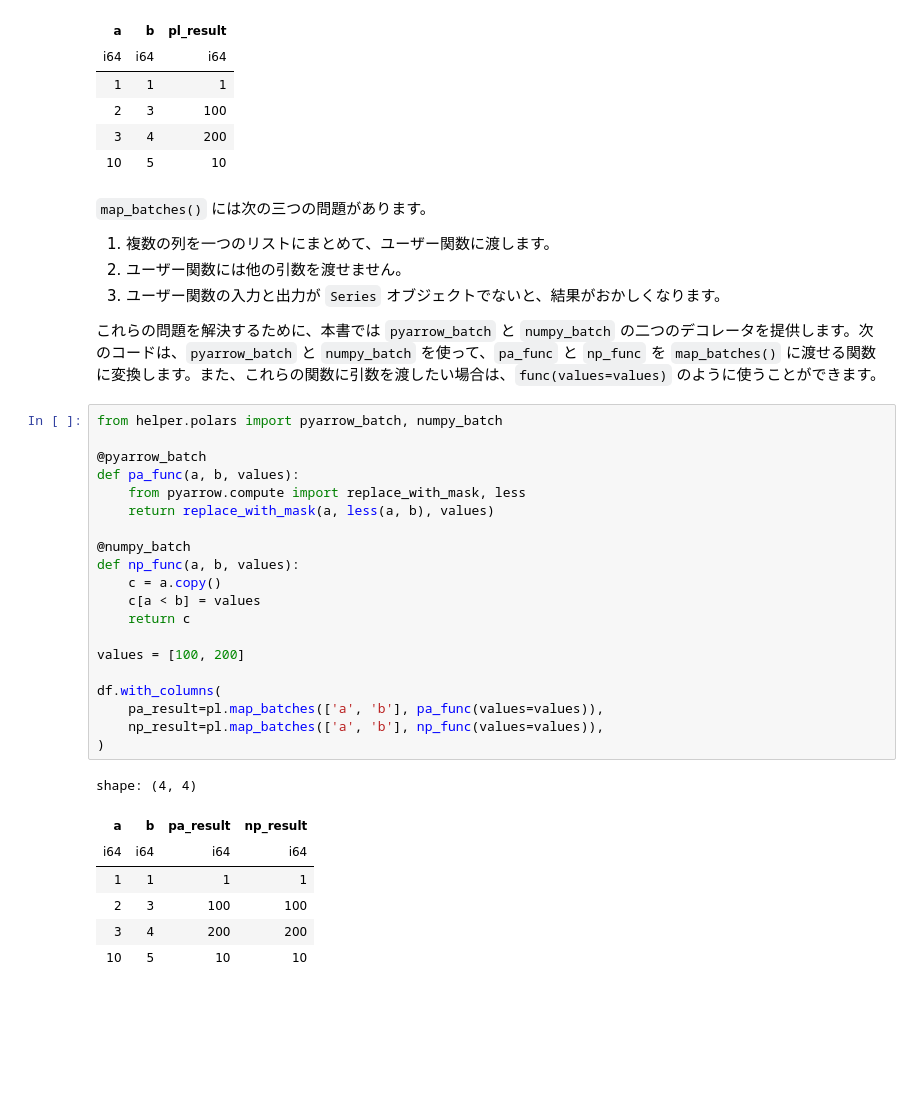
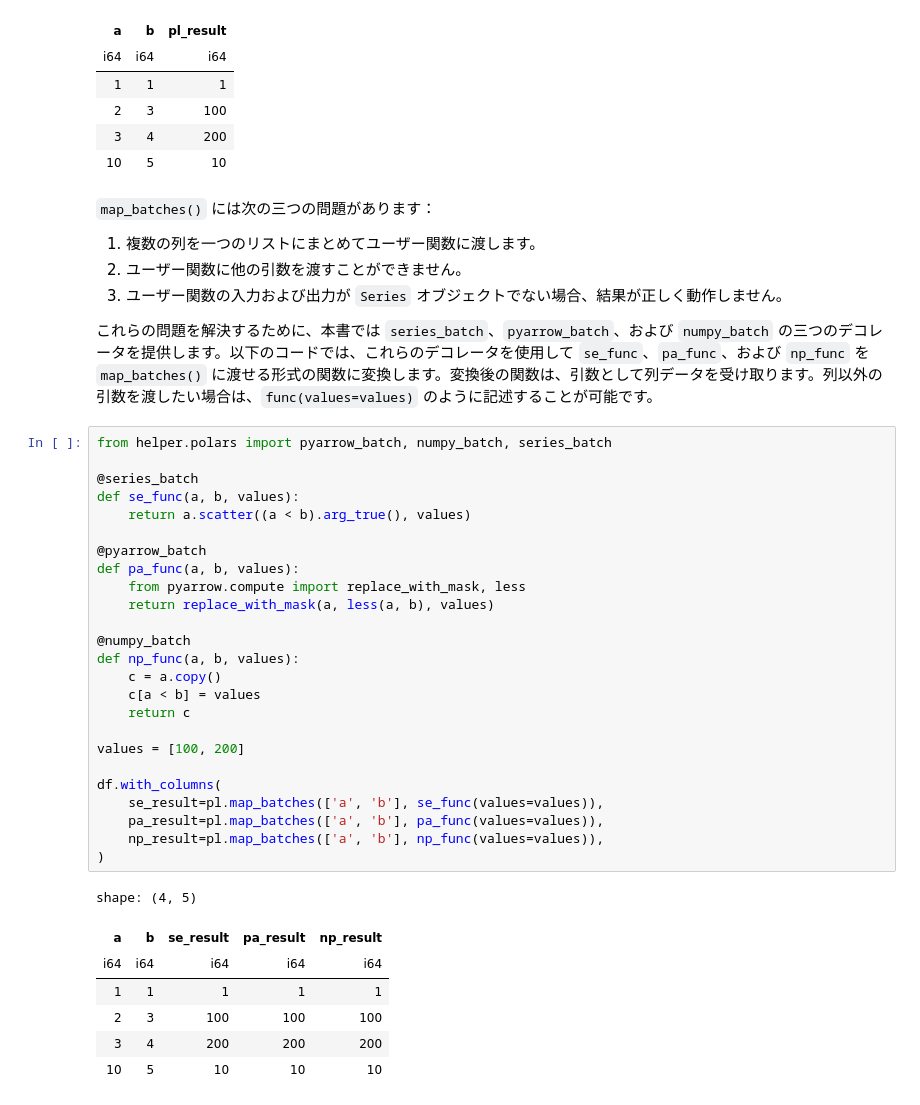
Before and after one commit to ruoyu0088/polars_guide, a Jupyter notebook: polars_guide/060_polars_tips.ipynb, the cells around one changed output. Cells and saved outputs as stored; diff of their text form; blank space fills up the shorter version.

```diff
--- a/polars_guide/060_polars_tips.ipynb
+++ b/polars_guide/060_polars_tips.ipynb
@@ -308,38 +308,43 @@ shape: (4, 3)
 | 3 | 4 | 200 |
 | 10 | 5 | 10 |
 # %% [markdown]
-`map_batches()` には次の三つの問題があります。
+`map_batches()` には次の三つの問題があります：
 
-1. 複数の列を一つのリストにまとめて、ユーザー関数に渡します。
-2. ユーザー関数には他の引数を渡せません。
-3. ユーザー関数の入力と出力が `Series` オブジェクトでないと、結果がおかしくなります。
+1. 複数の列を一つのリストにまとめてユーザー関数に渡します。
+2. ユーザー関数に他の引数を渡すことができません。
+3. ユーザー関数の入力および出力が `Series` オブジェクトでない場合、結果が正しく動作しません。
 
-これらの問題を解決するために、本書では `pyarrow_batch` と `numpy_batch` の二つのデコレータを提供します。次のコードは、`pyarrow_batch` と `numpy_batch` を使って、`pa_func` と `np_func` を `map_batches()` に渡せる関数に変換します。また、これらの関数に引数を渡したい場合は、`func(values=values)` のように使うことができます。
+これらの問題を解決するために、本書では `series_batch`、`pyarrow_batch`、および `numpy_batch` の三つのデコレータを提供します。以下のコードでは、これらのデコレータを使用して `se_func`、`pa_func`、および `np_func` を `map_batches()` に渡せる形式の関数に変換します。変換後の関数は、引数として列データを受け取ります。列以外の引数を渡したい場合は、`func(values=values)` のように記述することが可能です。
 # %%
-from helper.polars import pyarrow_batch, numpy_batch
+from helper.polars import pyarrow_batch, numpy_batch, series_batch
+
+@series_batch
+def se_func(a, b, values):
+    return a.scatter((a < b).arg_true(), values)
 
 @pyarrow_batch
 def pa_func(a, b, values):
     from pyarrow.compute import replace_with_mask, less
     return replace_with_mask(a, less(a, b), values)
 
 @numpy_batch
 def np_func(a, b, values):
     c = a.copy()
     c[a < b] = values
     return c
 
 values = [100, 200]
 
 df.with_columns(
+    se_result=pl.map_batches(['a', 'b'], se_func(values=values)),
     pa_result=pl.map_batches(['a', 'b'], pa_func(values=values)),
     np_result=pl.map_batches(['a', 'b'], np_func(values=values)),
 )
 # %% [output]
-shape: (4, 4)
+shape: (4, 5)
-| a | b | pa_result | np_result |
-| i64 | i64 | i64 | i64 |
-| 1 | 1 | 1 | 1 |
-| 2 | 3 | 100 | 100 |
-| 3 | 4 | 200 | 200 |
-| 10 | 5 | 10 | 10 |
+| a | b | se_result | pa_result | np_result |
+| i64 | i64 | i64 | i64 | i64 |
+| 1 | 1 | 1 | 1 | 1 |
+| 2 | 3 | 100 | 100 | 100 |
+| 3 | 4 | 200 | 200 | 200 |
+| 10 | 5 | 10 | 10 | 10 |
```
Also changed, not shown: 3 other files.
